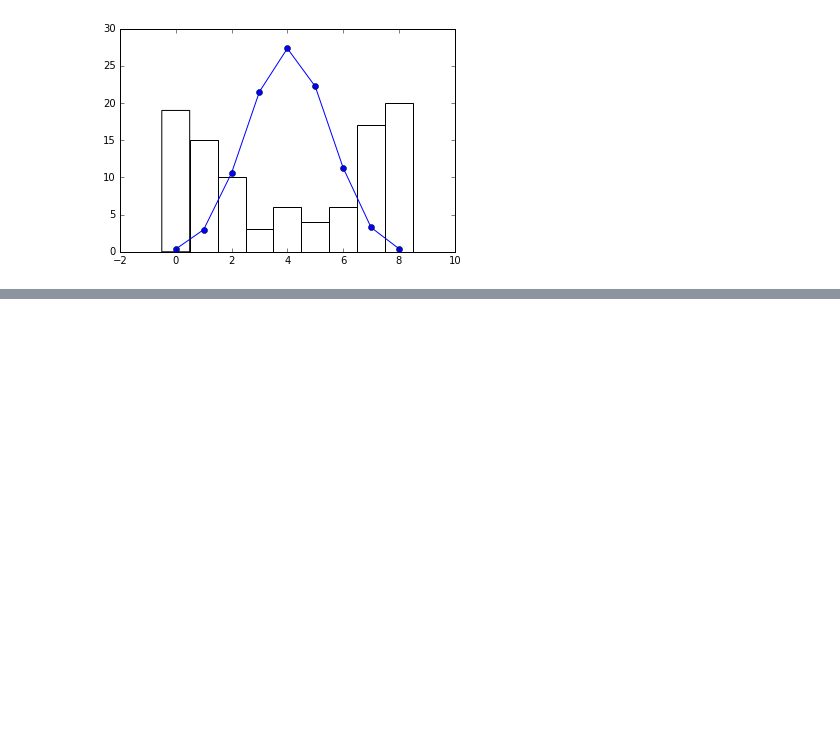
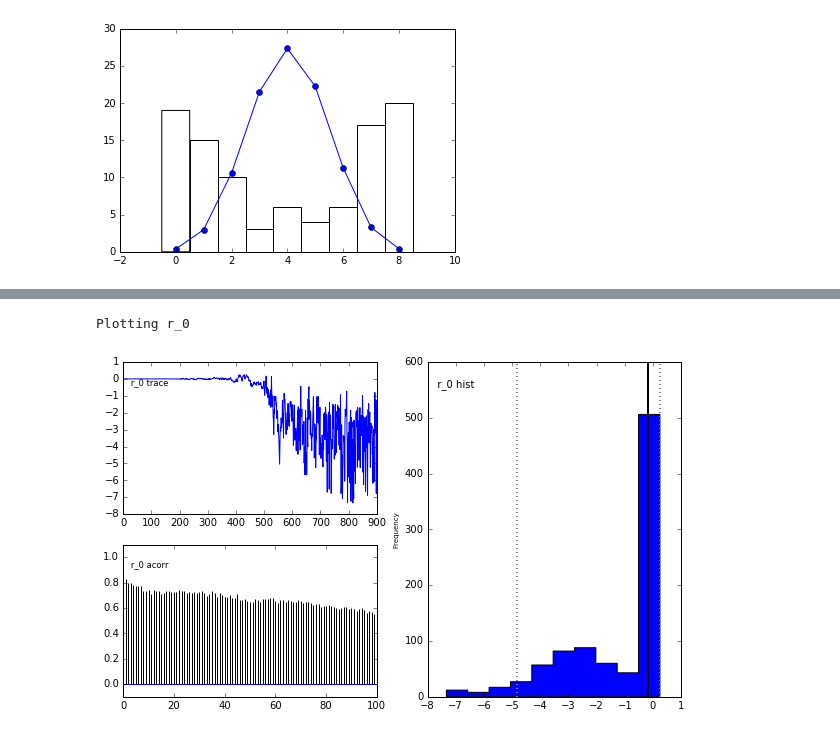
Before and after one commit to kyohei-koga/stastical_modeling_for-_data_analysis, a Jupyter notebook: 10hierarchical_Bayesian_model/10-1.ipynb, the cells around one changed output, grey strips where cells are left out. Saved outputs shown, nothing was run; the diff lists cells and outputs as text; code cells hidden in the pictures; blank space fills up the shorter version.

```diff
--- a/10hierarchical_Bayesian_model/10-1.ipynb
+++ b/10hierarchical_Bayesian_model/10-1.ipynb
@@ -43,0 +54,5 @@ mcmc.sample(iter=10000,burn=1000,thin=10)
+# %%
+pymc.Matplot.plot(mcmc.trace('r_0'),common_scale=False)
+# %% [output]
+Plotting r_0
+[figure, added]
```
Also changed, not shown: parts of 8 cells of this notebook, 5 other files.
